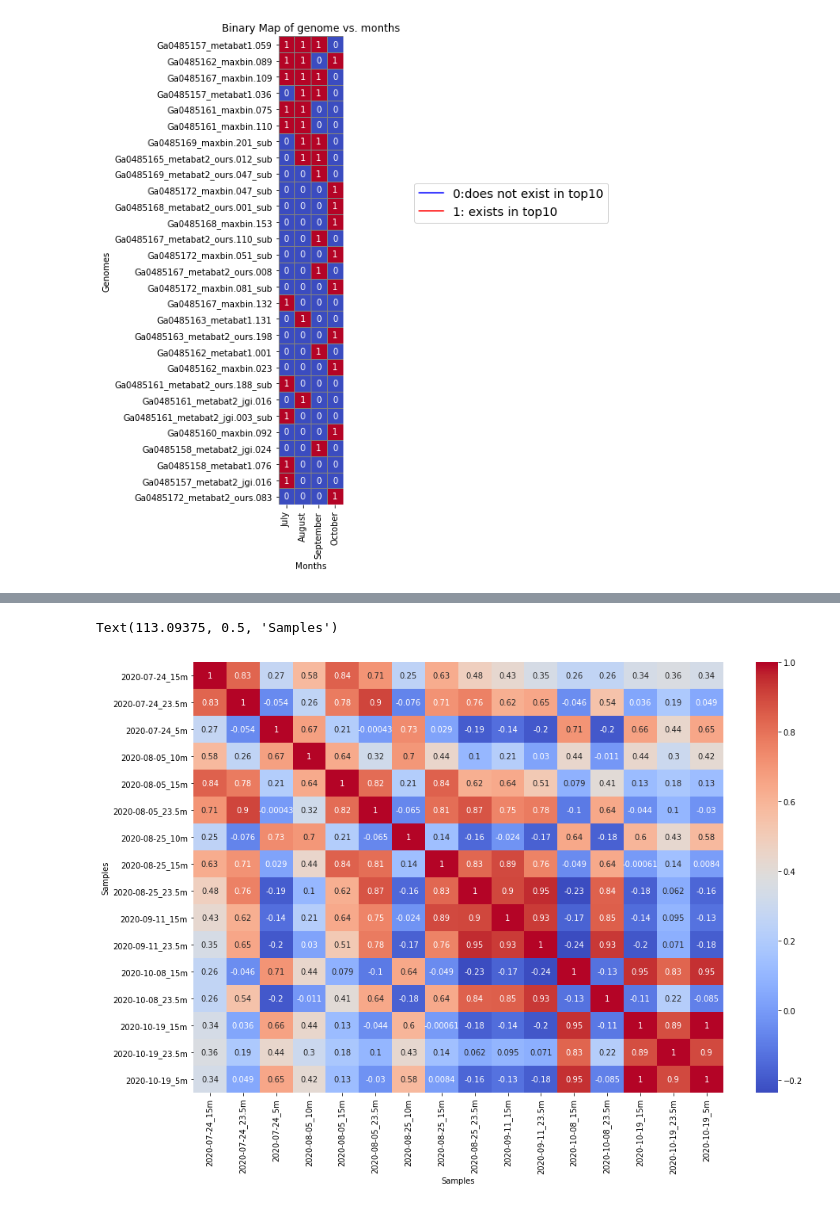
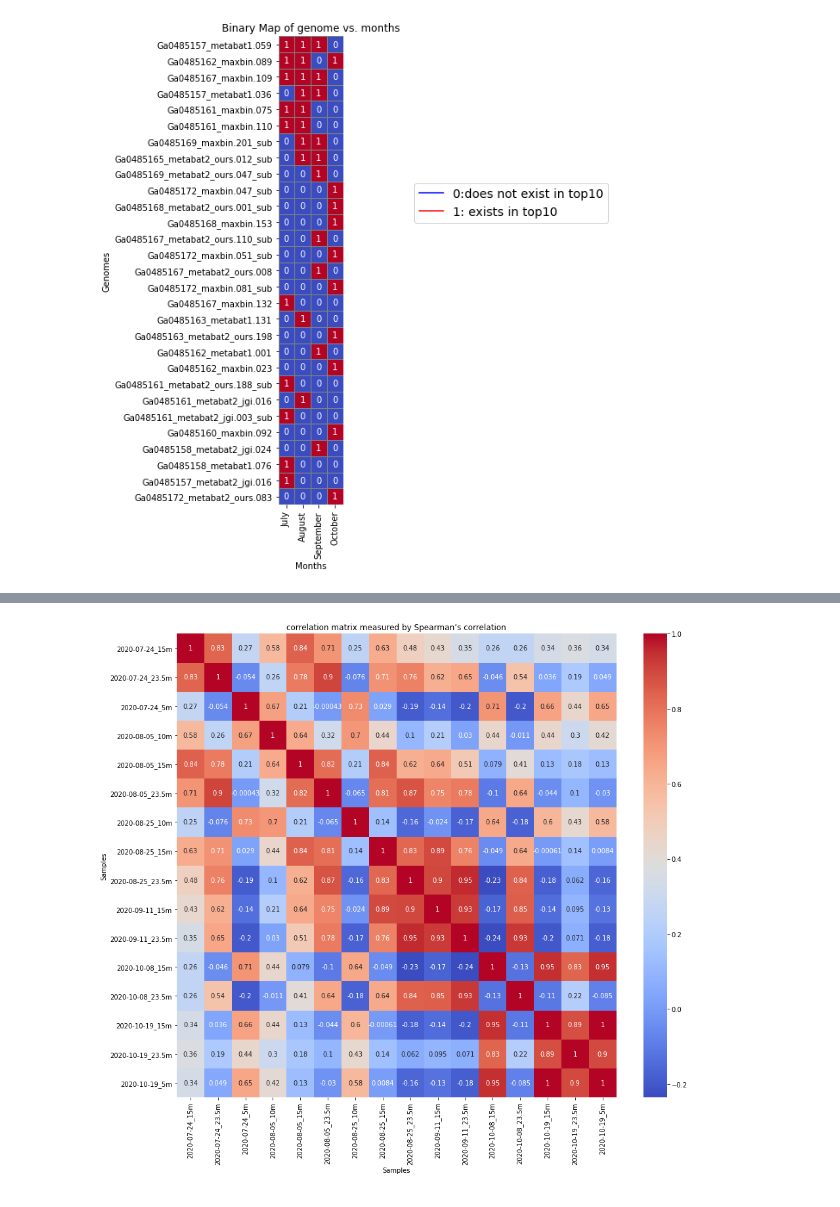
Before and after one commit to solislemuslab/lake-microbiome-data-analysis, a Jupyter notebook: lake-microbiome.ipynb, the cells around one changed output, grey strips where cells are left out. Cells and saved outputs as stored; diff of their text form; code cells hidden in the pictures.

```diff
--- a/lake-microbiome.ipynb
+++ b/lake-microbiome.ipynb
@@ -53,3 +53,5 @@ data
 | 2020-08-05_23.5m | 0.003642 | 0.00016 | 0.001602 | 0.000863 | ... |
 | 2020-08-05_10m | 0.010898 | 0.000015 | 0.000597 | 0.001701 | ... |
 16 rows × 431 columns
+# %%
+data=pd.read_csv("t_count.csv")
@@ -914,10 +1364,11 @@ Text(113.09375, 0.5, 'Samples')
 # %%
 #measured by spearman’s correlation
-fig, ax = plt.subplots(figsize=(15,10))
+fig, ax = plt.subplots(figsize=(15,13))
 corr_spearman=data_sorted_.corr(method='spearman')
 sns.heatmap(corr_spearman, annot=True, cmap='coolwarm')
 ax.set_xlabel('Samples')
 ax.set_ylabel('Samples')
+ax.set_title('correlation matrix measured by Spearman’s correlation')
+plt.savefig('Figures/correlation matrix_Spearman.png',dpi=200)
 # %% [output]
-Text(113.09375, 0.5, 'Samples')
-[figure, old version]
+[figure, new version]
```
Also changed, not shown: parts of 66 cells of this notebook, 2 other files.
